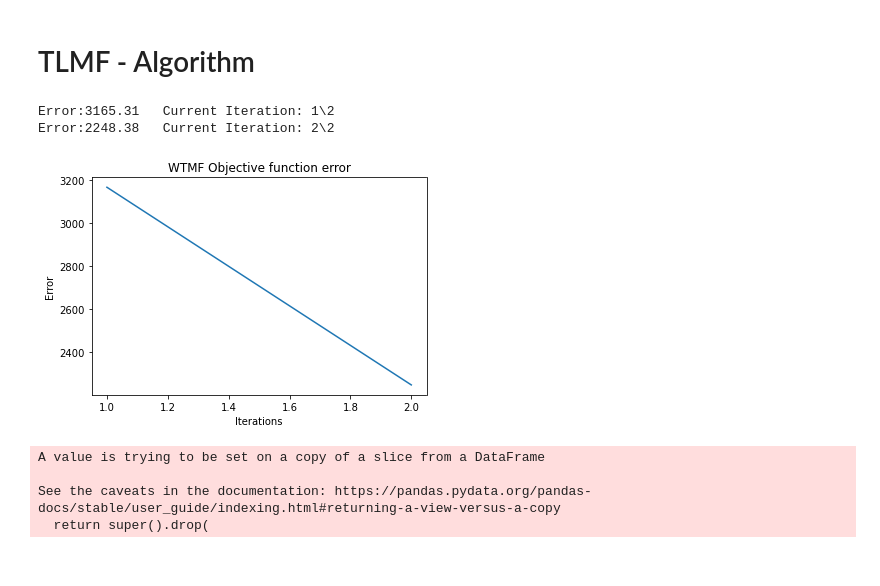
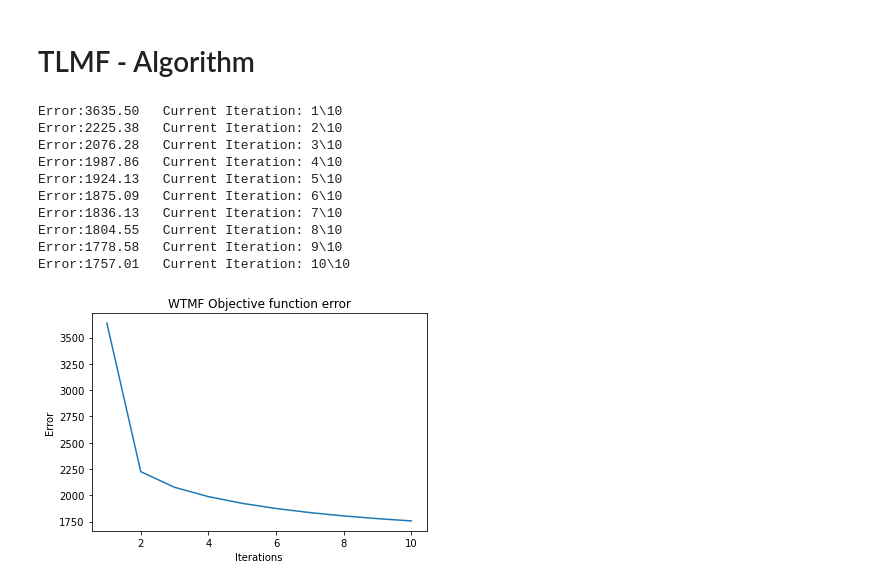
Before and after one commit to Ritsch1/bachelor-thesis, a Jupyter notebook: code/notebooks/TLMF.ipynb, the cells around one changed output. Drawn from its saved outputs; the diff is of its cells as text; code cells hidden in the pictures.

Commit message:
Fix the training procedure.

```diff
--- a/code/notebooks/TLMF.ipynb
+++ b/code/notebooks/TLMF.ipynb
@@ -216,24 +230,27 @@ class TLMF():
 
         plt.show()
 # %%
-k=10
-training_iterations=2
+k=15
+training_iterations=10
 weight=0.05
 gamma=0.01
 random_seed=11
 print_frequency=1
 %run WTMF.ipynb
 # %% [output]
-Error:3165.31   Current Iteration: 1\2
-Error:2248.38   Current Iteration: 2\2
+Error:3635.50   Current Iteration: 1\10
+Error:2225.38   Current Iteration: 2\10
+Error:2076.28   Current Iteration: 3\10
+Error:1987.86   Current Iteration: 4\10
+Error:1924.13   Current Iteration: 5\10
+Error:1875.09   Current Iteration: 6\10
+Error:1836.13   Current Iteration: 7\10
+Error:1804.55   Current Iteration: 8\10
+Error:1778.58   Current Iteration: 9\10
+Error:1757.01   Current Iteration: 10\10
-[figure, old version]
+[figure, new version]
 # %%
 # Parameters for executing the Rating-Matrix-Handler notebook
-train_path = f"C:\\Users\\Rico\\Desktop\\Diverses\\bachelorarbeit\\bachelor-thesis\\data\\T1_T2\\train.csv"
-test_path  = f"C:\\Users\\Rico\\Desktop\\Diverses\\bachelorarbeit\\bachelor-thesis\\data\\T1_T2\\test.csv"
+train_path = f"C:/Users/Rico/Desktop/bachelor-thesis/data/T1_T2/train.csv"
+test_path  = f"C:/Users/Rico/Desktop/bachelor-thesis/data/T1_T2/test.csv"
 %run Rating_Matrix_Handler.ipynb
-# %% [output]
-A value is trying to be set on a copy of a slice from a DataFrame
-
-See the caveats in the documentation: https://pandas.pydata.org/pandas-docs/stable/user_guide/indexing.html#returning-a-view-versus-a-copy
-  return super().drop(
```
Also changed, not shown: parts of 5 cells of this notebook, 3 other files.
